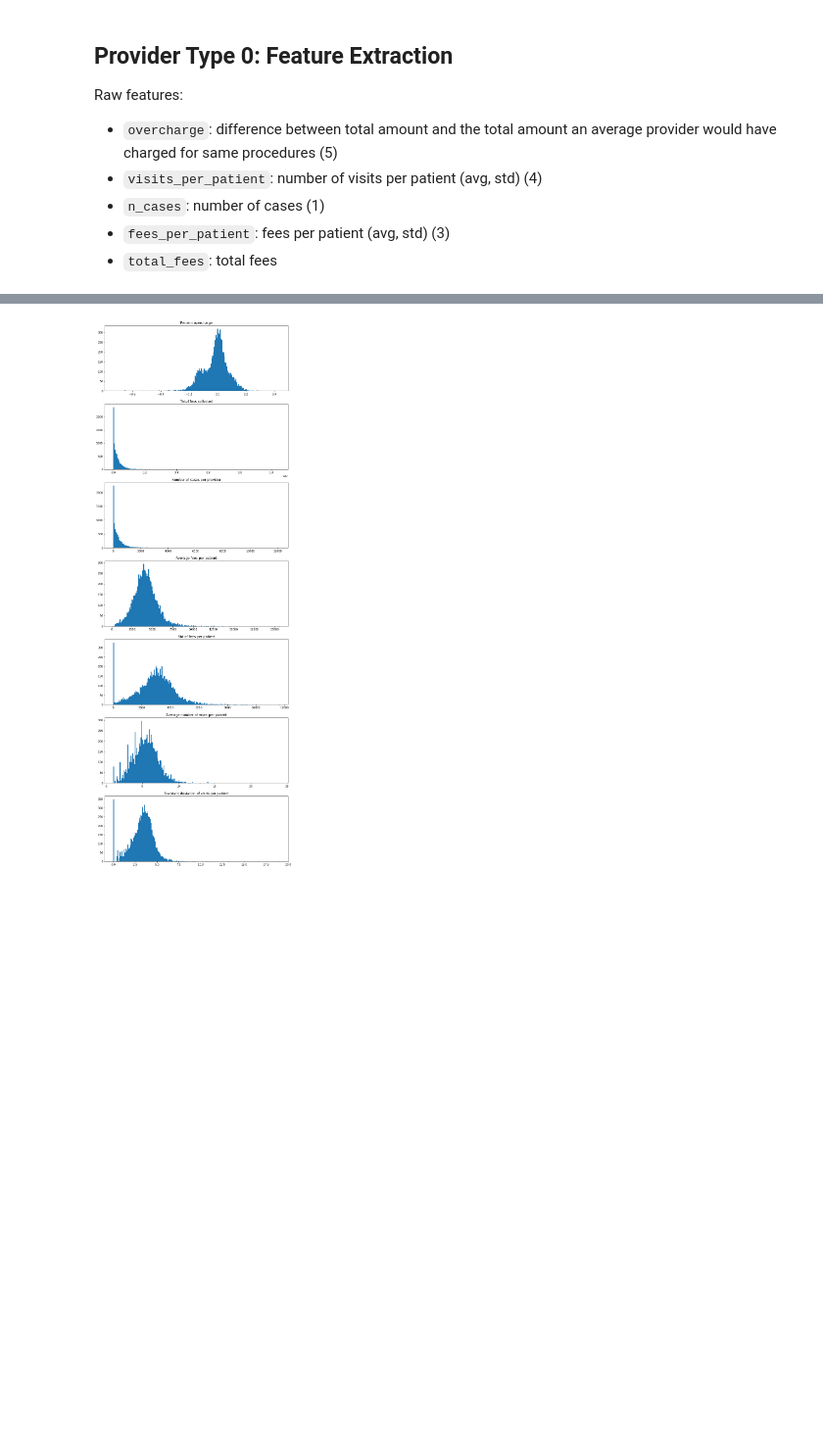
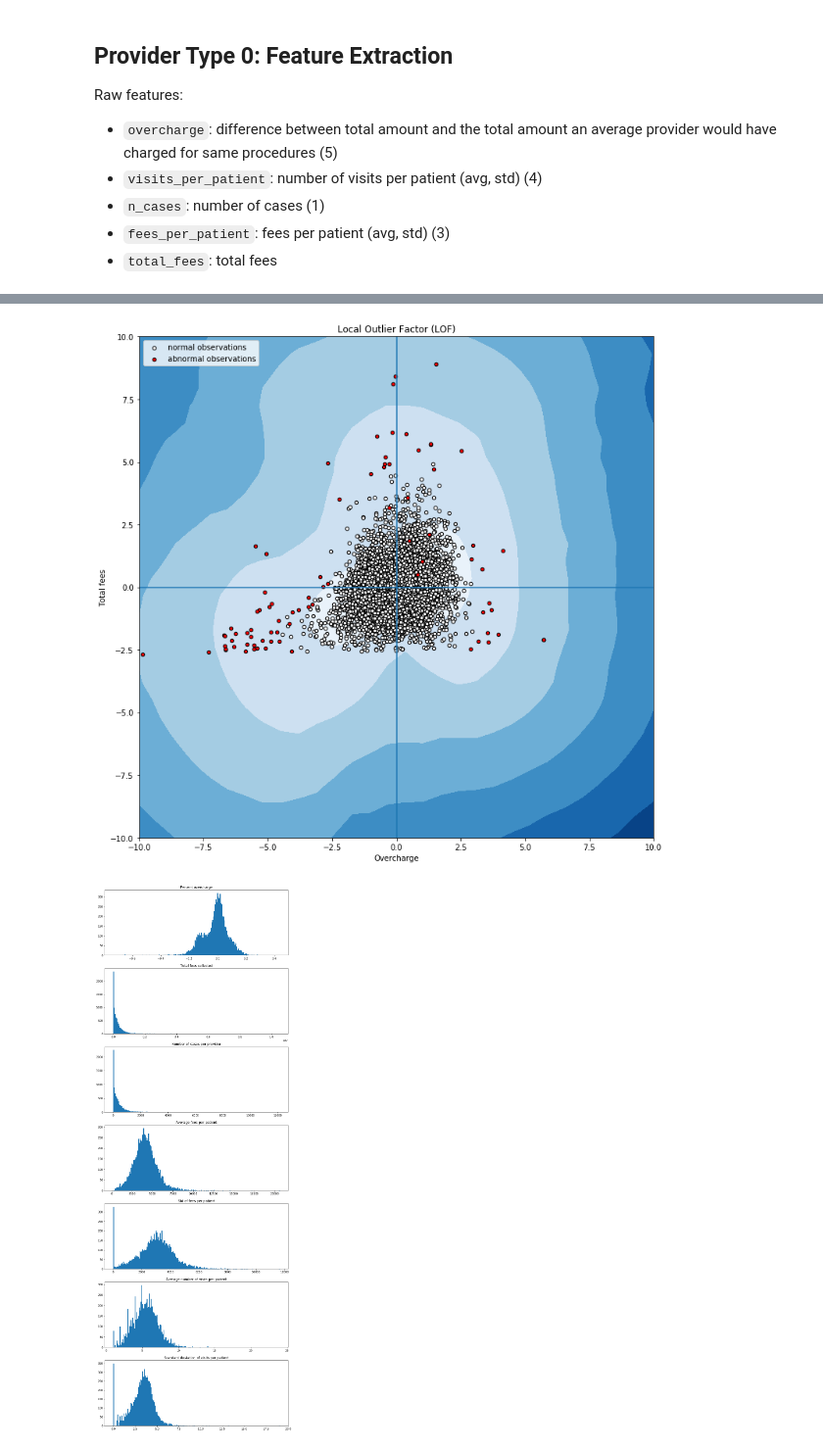
Before and after one commit to ali-haydaroglu/kimbali, a Jupyter notebook: load.ipynb, the cells around one changed output, grey strips where cells are left out. Shown at 98% size. Drawn from its saved outputs; the diff is of its cells as text; code cells hidden in the pictures; blank space fills up the shorter version.

Commit message:
outlier plots

```diff
--- a/load.ipynb
+++ b/load.ipynb
@@ -54,7 +50,11 @@ X_unscaled.shape
+# %%
+f_labels = ['Overcharge', 'Total fees', '# of total cases', 'Per patient fee (mean)', 'Per patient fee (std)', 'Visits per patient(mean)', 'Visits per patient (std)']
 # %%
 X_unscaled = np.stack([list(f.values()) for f in fs],axis=1)
+# %%
+axes_calculated = np.asarray([0,3,5])
 # %%
-X = sklearn.preprocessing.scale(X_unscaled)
+X = sklearn.preprocessing.scale(X_unscaled[:,axes_calculated])
 # %%
-clf = sklearn.neighbors.LocalOutlierFactor(n_neighbors=20)
+clf = sklearn.neighbors.LocalOutlierFactor(n_neighbors=200, contamination=0.01)
 y_pred = clf.fit_predict(X)
@@ -128,3 +61,7 @@ SyntaxError: invalid syntax (<ipython-input-322-0d33f8cddcd8>, line 4)
+# %%
+features.plot_clf(clf,X,0,3,y_pred,f_labels,axes_calculated,pmin=-10,pmax=10,points=30)
+# %% [output]
+[figure, added]
 # %%
 fig, ax = plt.subplots(nrows=7, ncols=1, figsize=(12,36))
 ax[0].set_title('Percent overcharge')
```
Also changed, not shown: parts of 8 cells of this notebook, 1 other file.
